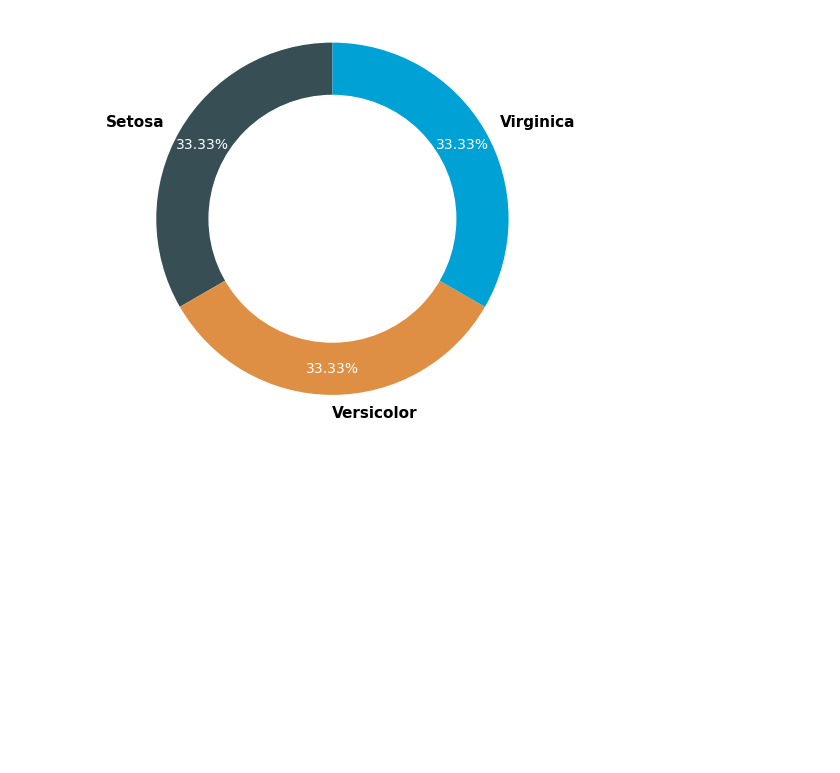
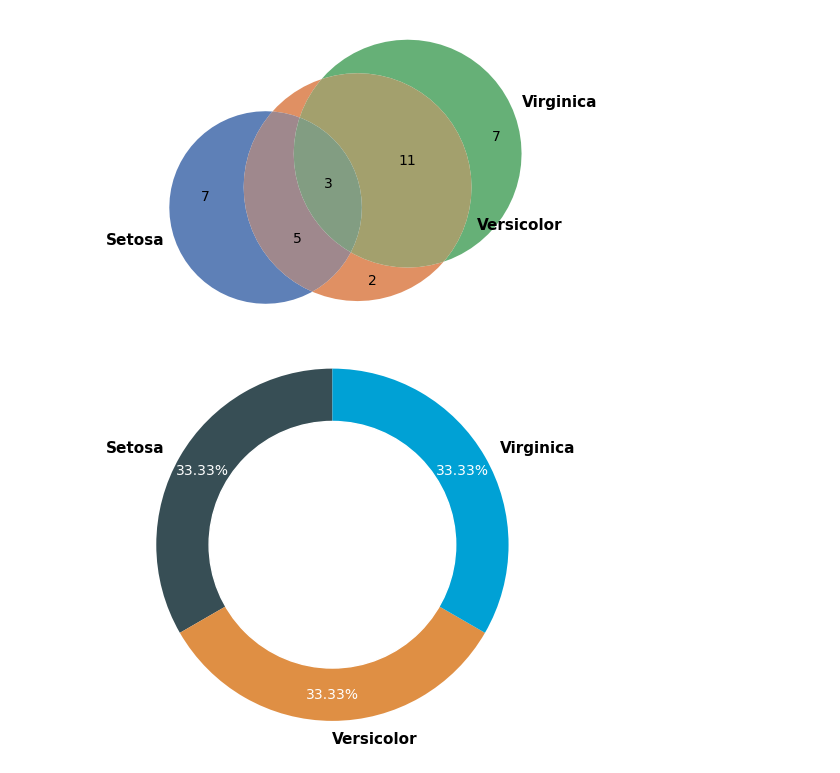
Before and after one commit to kantonopoulos/sciviz, a Jupyter notebook: sciviz/sciviz/src/test.ipynb, the cells around one changed output. Cells and saved outputs as stored; diff of their text form; code cells hidden in the pictures; blank space fills up the shorter version.

```diff
--- a/sciviz/sciviz/src/test.ipynb
+++ b/sciviz/sciviz/src/test.ipynb
@@ -14,3 +24,10 @@ from pie import pie
+# %%
+iris = sns.load_dataset("iris")
+ax = sciviz(iris, height=5, aspect=1)
+euler(ax, iris, group="species", var="sepal_length", palette='deep', alpha=0.9, label_weight='bold', innertext_color='black', innertext_size=10, format_labels=True)
+plt.show()
+# %% [output]
+[figure, added]
 # %%
 iris = sns.load_dataset("iris")
 
```
Also changed, not shown: parts of 6 cells of this notebook, 5 other files.
